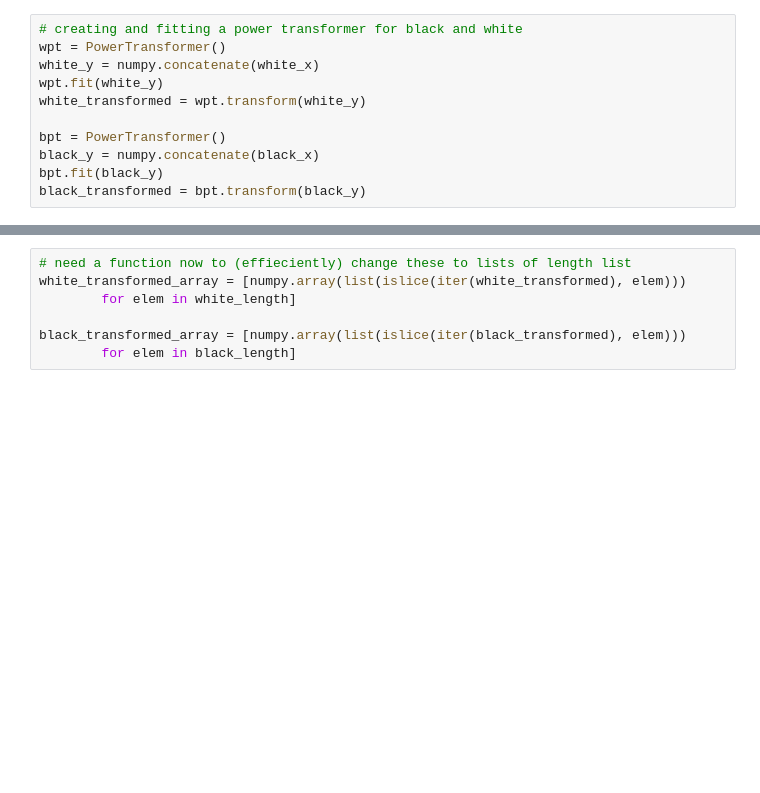
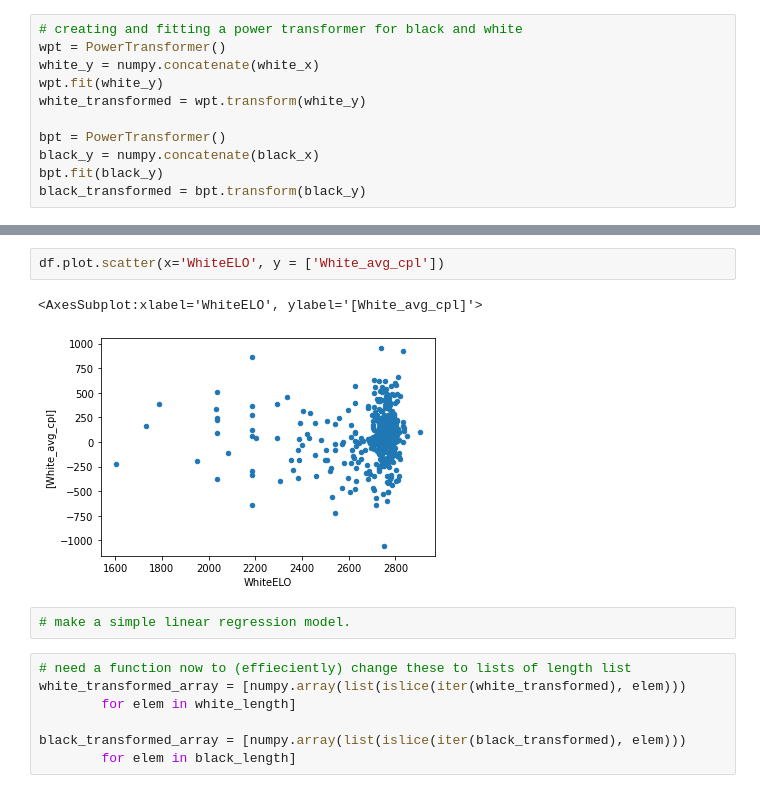
Before and after one commit to ktadgh/Classical-Chess-Predictions, a Jupyter notebook: NeuralNet.ipynb, the cells around one changed output, grey strips where cells are left out. Saved outputs shown, nothing was run; the diff lists cells and outputs as text; blank space fills up the shorter version.

```diff
--- a/NeuralNet.ipynb
+++ b/NeuralNet.ipynb
@@ -137,3 +168,10 @@ black_transformed = bpt.transform(black_y)
+# %%
+df.plot.scatter(x='WhiteELO', y = ['White_avg_cpl'])
+# %% [output]
+<AxesSubplot:xlabel='WhiteELO', ylabel='[White_avg_cpl]'>
+[figure, added]
+# %%
+# make a simple linear regression model.
 # %%
 # need a function now to (effieciently) change these to lists of length list
 white_transformed_array = [numpy.array(list(islice(iter(white_transformed), elem)))
```
Also changed, not shown: parts of 25 cells of this notebook, 1 other file.
